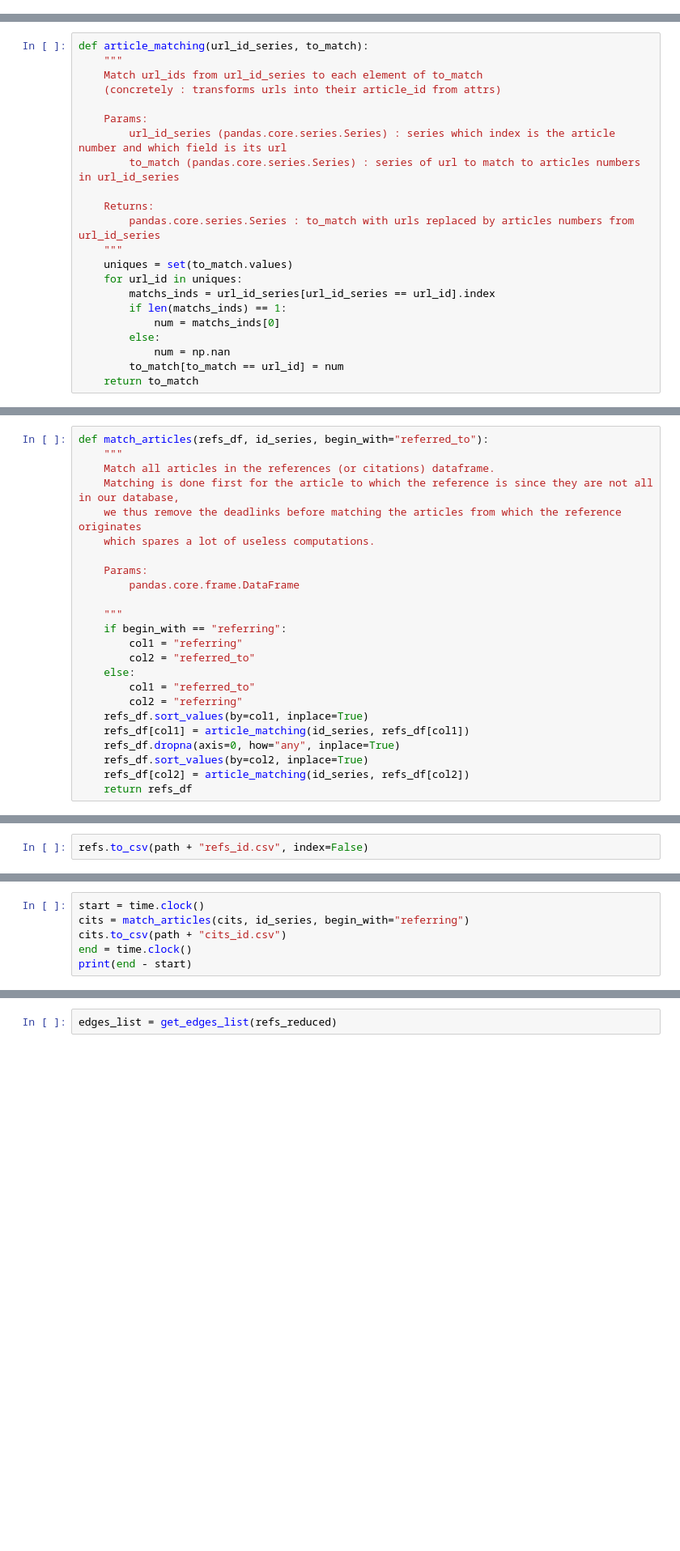
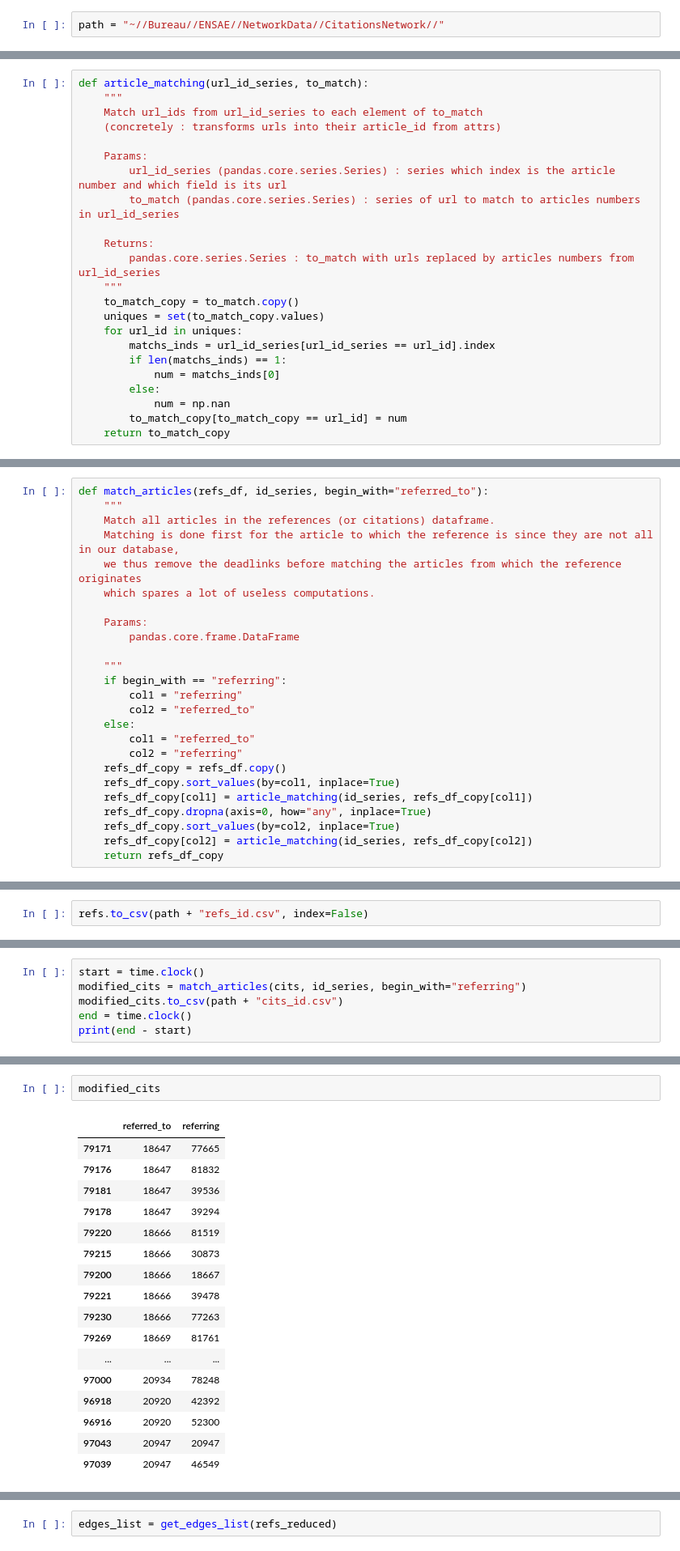
Before and after one commit to BoucheDimitri/CitationsNetwork, a Jupyter notebook: RefsGraph.ipynb, the cells around one changed output, grey strips where cells are left out. Shown: that part at 81% size. Cells and saved outputs as stored; diff of their text form; blank space fills up the shorter version.

Commit message:
Cits processing and avoiding Setting with copy warning in matching function in RefsGraph.ipynb

```diff
--- a/RefsGraph.ipynb
+++ b/RefsGraph.ipynb
@@ -9 +7,3 @@ path = "C://Users//Dimitri//Desktop//ENSAE3A//NetworkData//Data//"
+# %%
+path = "~//Bureau//ENSAE//NetworkData//CitationsNetwork//"
 # %%
@@ -124,15 +124,16 @@ def article_matching(url_id_series, to_match):
     Returns:
         pandas.core.series.Series : to_match with urls replaced by articles numbers from url_id_series
     """
-    uniques = set(to_match.values)
+    to_match_copy = to_match.copy()
+    uniques = set(to_match_copy.values)
     for url_id in uniques:
         matchs_inds = url_id_series[url_id_series == url_id].index
         if len(matchs_inds) == 1:
             num = matchs_inds[0]
         else:
             num = np.nan
-        to_match[to_match == url_id] = num
-    return to_match
+        to_match_copy[to_match_copy == url_id] = num
+    return to_match_copy
 # %%
 # Get the series which index are the articles number and which field are their urls
 id_series = attrs["url_id"]
@@ -154,12 +155,13 @@ def match_articles(refs_df, id_series, begin_with="referred_to"):
     else:
         col1 = "referred_to"
         col2 = "referring"
-    refs_df.sort_values(by=col1, inplace=True)
-    refs_df[col1] = article_matching(id_series, refs_df[col1])
-    refs_df.dropna(axis=0, how="any", inplace=True)
-    refs_df.sort_values(by=col2, inplace=True)
-    refs_df[col2] = article_matching(id_series, refs_df[col2])
-    return refs_df
+    refs_df_copy = refs_df.copy()
+    refs_df_copy.sort_values(by=col1, inplace=True)
+    refs_df_copy[col1] = article_matching(id_series, refs_df_copy[col1])
+    refs_df_copy.dropna(axis=0, how="any", inplace=True)
+    refs_df_copy.sort_values(by=col2, inplace=True)
+    refs_df_copy[col2] = article_matching(id_series, refs_df_copy[col2])
+    return refs_df_copy
 # %%
 # Match article id for all refs (TAKES 7 HOURS !)
 start = time.clock()
@@ -174,7 +199,7 @@ refs.to_csv(path + "refs_id.csv", index=False)
 # %%
 start = time.clock()
-cits = match_articles(cits, id_series, begin_with="referring")
-cits.to_csv(path + "cits_id.csv")
+modified_cits = match_articles(cits, id_series, begin_with="referring")
+modified_cits.to_csv(path + "cits_id.csv")
 end = time.clock()
 print(end - start)
 # %% [output]
@@ -190,0 +207,20 @@ See the caveats in the documentation: http://pandas.pydata.org/pandas-docs/stabl
+# %%
+modified_cits
+# %% [output]
+|  | referred_to | referring |
+| 79171 | 18647 | 77665 |
+| 79176 | 18647 | 81832 |
+| 79181 | 18647 | 39536 |
+| 79178 | 18647 | 39294 |
+| 79220 | 18666 | 81519 |
+| 79215 | 18666 | 30873 |
+| 79200 | 18666 | 18667 |
+| 79221 | 18666 | 39478 |
+| 79230 | 18666 | 77263 |
+| 79269 | 18669 | 81761 |
+| ... | ... | ... |
+| 97000 | 20934 | 78248 |
+| 96918 | 20920 | 42392 |
+| 96916 | 20920 | 52300 |
+| 97043 | 20947 | 20947 |
+| 97039 | 20947 | 46549 |
```
Also changed, not shown: parts of 6 cells of this notebook.
